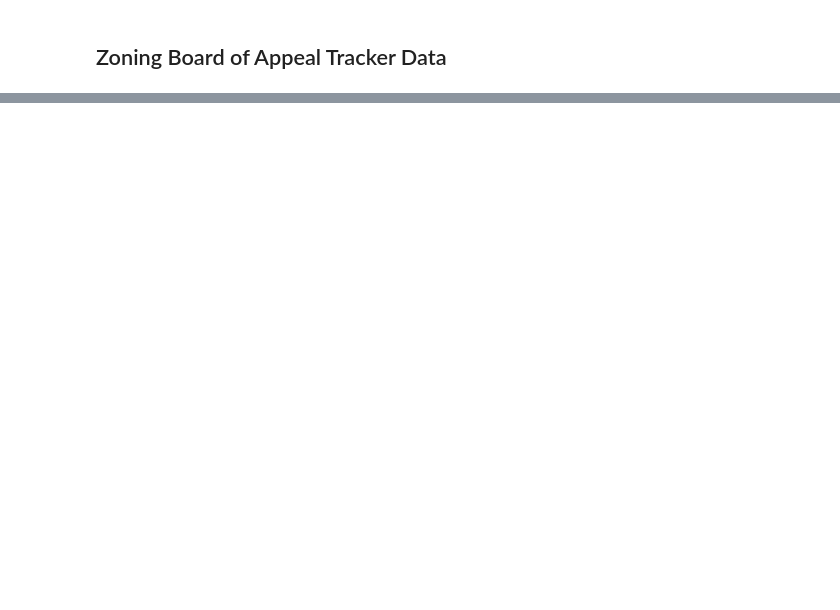
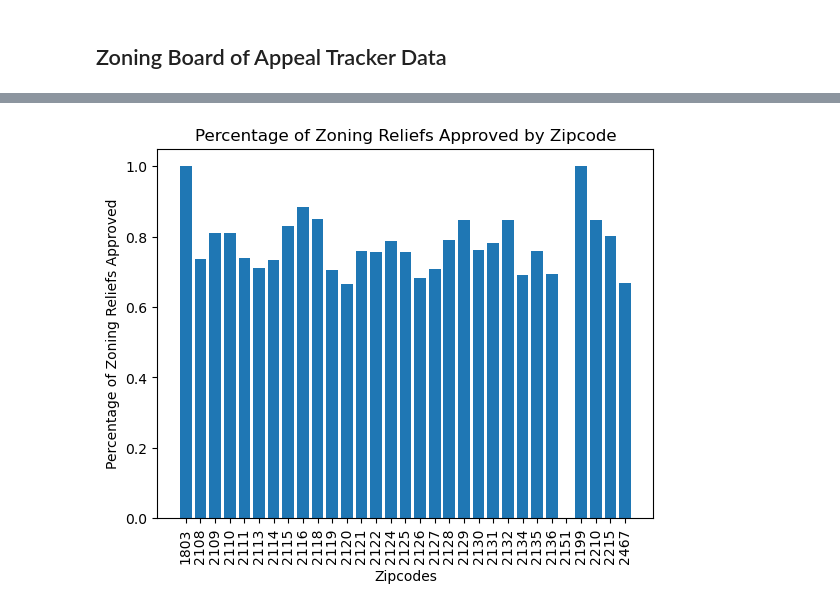
Before and after one commit to BU-Spark/ds-boston-permitting, a Jupyter notebook: fa23-team-c/Code/zoning_EDA.ipynb, the cells around one changed output, grey strips where cells are left out. Cells and saved outputs as stored; diff of their text form; code cells hidden in the pictures; blank space fills up the shorter version.

Commit message:
added code for zoning

```diff
--- a/fa23-team-c/Code/zoning_EDA.ipynb
+++ b/fa23-team-c/Code/zoning_EDA.ipynb
@@ -15,3 +15,39 @@ data.head()
 | 2 | 206 Byron ST East Boston 02128 | Community Process | ALT1486864 | BOA1533753 | Zoning | Marc LaCasse | 2023-10-06 | 2023-10-06 | ... |
 | 3 | 152 Washington ST Brighton 02135 | Community Process | ALT1527237 | BOA1533784 | Zoning | Tinh Le | 2023-10-06 | 2023-10-06 | ... |
 | 4 | 29 Orange St Roslindale 02131 | Community Process | ERT1515294 | BOA1533227 | Zoning | Ivan Hernandez | 2023-10-05 | 2023-10-05 | ... |
+# %%
+zipcodes = {}
+zipcodes_approved = {}
+x_zip = []
+for i in range(len(data)):
+    if (data['zip'][i] not in zipcodes_approved) and ((data['decision'][i] == 'AppProv') or (data['decision'][i] == 'Approved')):
+        zipcodes_approved[data['zip'][i]] = 1
+    elif (data['zip'][i] not in zipcodes_approved):
+        zipcodes_approved[data['zip'][i]] = 0
+    else:
+        if ((data['decision'][i] == 'AppProv') or (data['decision'][i] == 'Approved')):
+            count = zipcodes_approved[data['zip'][i]] + 1
+            zipcodes_approved[data['zip'][i]] = count
+
+    if (data['zip'][i] not in zipcodes):
+        zipcodes[data['zip'][i]] = 1
+        x_zip.append(data['zip'][i])
+    else:
+        count = zipcodes[data['zip'][i]] + 1
+        zipcodes[data['zip'][i]] = count
+sorted_x_zip = [str(value) for value in sorted(x_zip)]
+approve = {}
+
+for key in zipcodes:
+    if key in zipcodes_approved:
+        approve[key] = round(zipcodes_approved[key]/zipcodes[key], 3)
+sorted_approve = {k: approve[k] for k in sorted(approve)}
+y = [val for val in sorted_approve.values()]
+plt.bar(sorted_x_zip, y)
+plt.xticks(rotation=90)
+plt.xlabel('Zipcodes')
+plt.ylabel('Percentage of Zoning Reliefs Approved')
+plt.title('Percentage of Zoning Reliefs Approved by Zipcode')
+plt.show()
+# %% [output]
+[figure, added]
```
Also changed, not shown: parts of 1 cell of this notebook.
